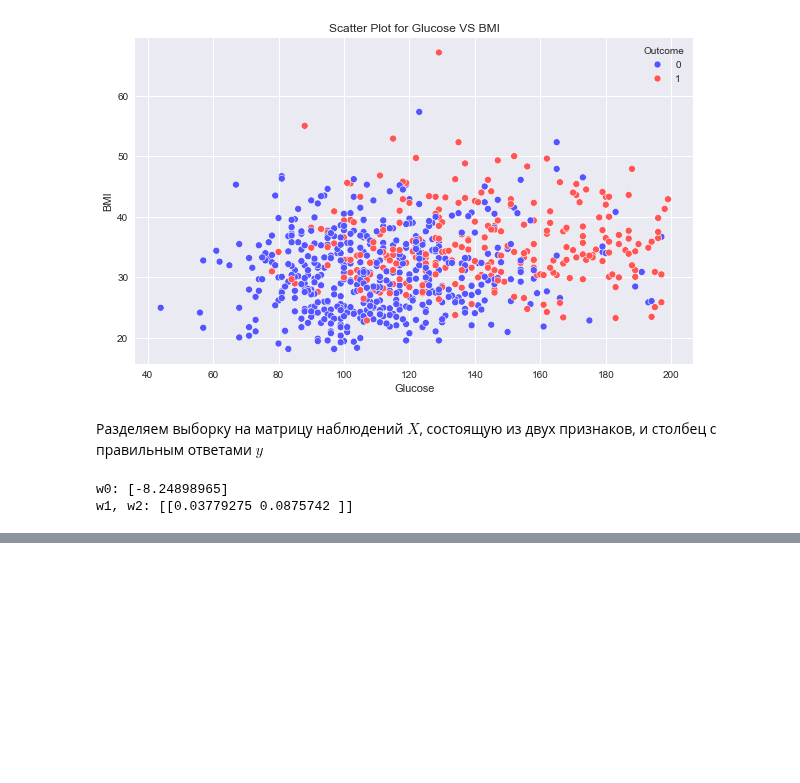
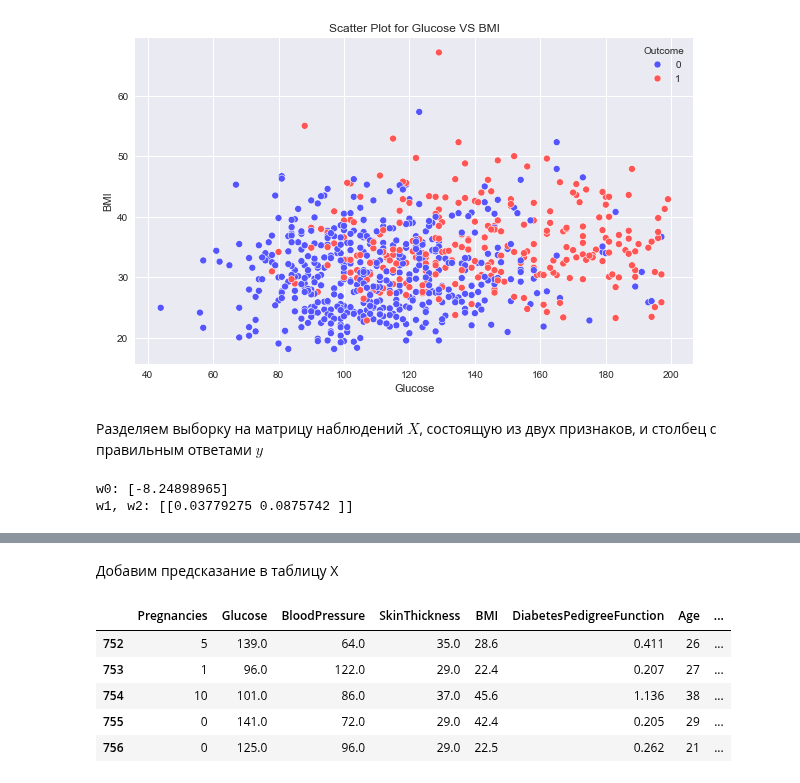
Before and after one commit to DmitriySky47/sf_data_science, a Jupyter notebook: Skillfactory/ML-3_Логистическая_регрессия/LogisticRegression.ipynb, the cells around one changed output, grey strips where cells are left out. Drawn from its saved outputs; the diff is of its cells as text; code cells hidden in the pictures; blank space fills up the shorter version.

```diff
--- a/Skillfactory/ML-3_Логистическая_регрессия/LogisticRegression.ipynb
+++ b/Skillfactory/ML-3_Логистическая_регрессия/LogisticRegression.ipynb
@@ -61,0 +138,26 @@ w1, w2: [[0.03779275 0.0875742 ]]
+# %%
+#Создаём матрицу признаков X и столбец с вектором правильных ответов y
+X_full = df.drop('Outcome', axis=1)
+y_full = df['Outcome']
+# %%
+#Создаём объект класса LogisticRegression
+log_reg_full = linear_model.LogisticRegression(random_state=42, max_iter=1000)
+#Обучаем модель, минимизируя logloss
+log_reg_full.fit(X_full, y_full)
+#Делаем предсказание класса методом predict
+y_pred_full = log_reg_full.predict(X_full)
+# %% [markdown]
+Добавим предсказание в таблицу X
+# %%
+#Создадим временную таблицу X_full_temp
+X_full_temp = X_full.copy()
+#Добавим в эту таблицу результат предсказания
+X_full_temp['Prediction'] = y_pred_full
+X_full_temp.tail()
+# %% [output]
+|  | Pregnancies | Glucose | BloodPressure | SkinThickness | BMI | DiabetesPedigreeFunction | Age | ... |
+| 752 | 5 | 139.0 | 64.0 | 35.0 | 28.6 | 0.411 | 26 | ... |
+| 753 | 1 | 96.0 | 122.0 | 29.0 | 22.4 | 0.207 | 27 | ... |
+| 754 | 10 | 101.0 | 86.0 | 37.0 | 45.6 | 1.136 | 38 | ... |
+| 755 | 0 | 141.0 | 72.0 | 29.0 | 42.4 | 0.205 | 29 | ... |
+| 756 | 0 | 125.0 | 96.0 | 29.0 | 22.5 | 0.262 | 21 | ... |
```
Also changed, not shown: parts of 9 cells of this notebook.
